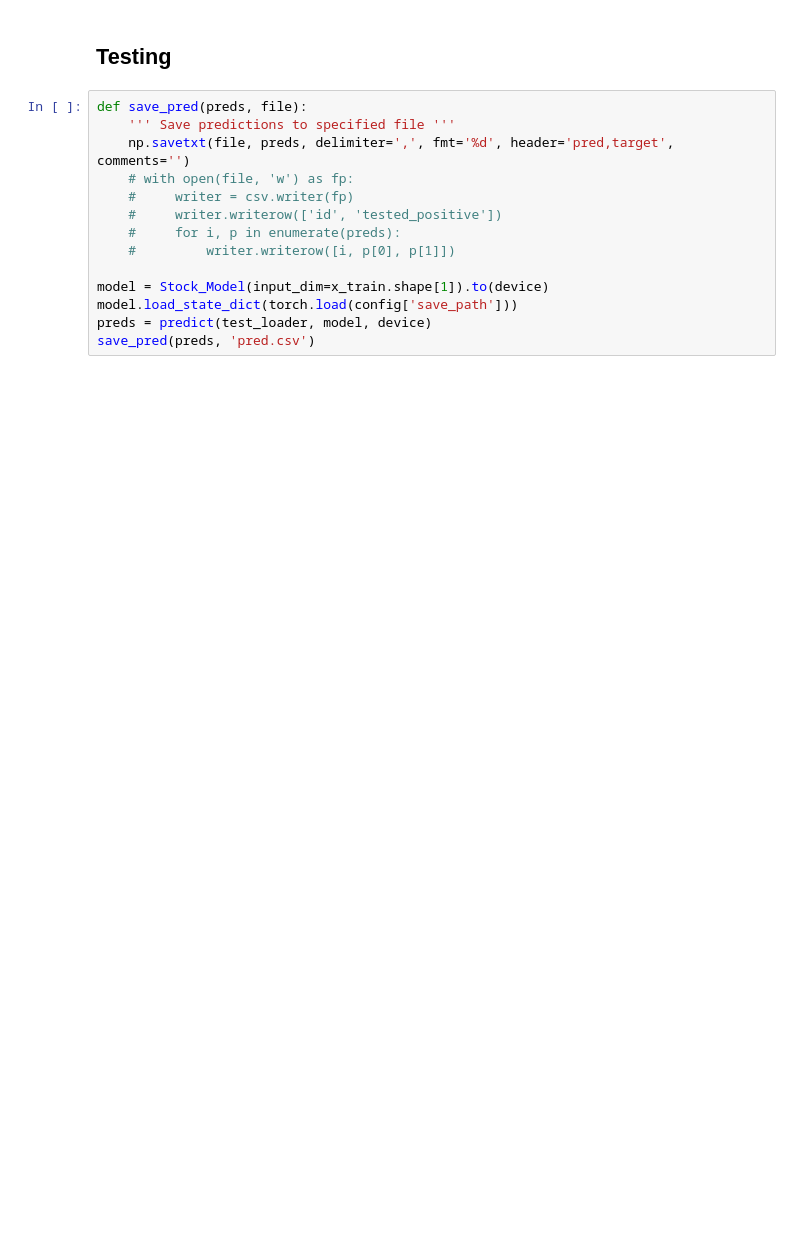
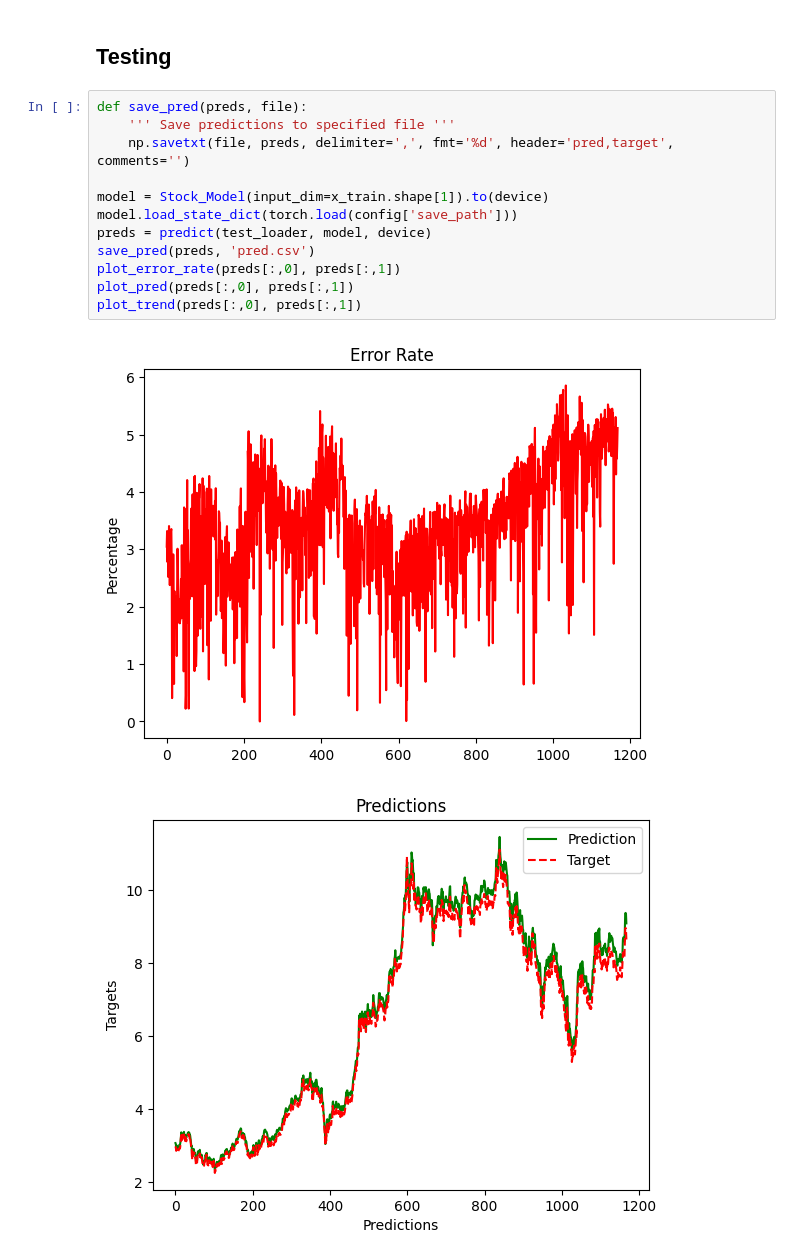
Before and after one commit to frank90086/ml-learning, a Jupyter notebook: stock-predict/main.ipynb, the cells around one changed output. Drawn from its saved outputs; the diff is of its cells as text; blank space fills up the shorter version.

```diff
--- a/stock-predict/main.ipynb
+++ b/stock-predict/main.ipynb
@@ -328,14 +362,15 @@ ERROR: Failed to launch TensorBoard (exited with -9).
 # %%
 def save_pred(preds, file):
     ''' Save predictions to specified file '''
     np.savetxt(file, preds, delimiter=',', fmt='%d', header='pred,target', comments='')
-    # with open(file, 'w') as fp:
-    #     writer = csv.writer(fp)
-    #     writer.writerow(['id', 'tested_positive'])
-    #     for i, p in enumerate(preds):
-    #         writer.writerow([i, p[0], p[1]])
 
 model = Stock_Model(input_dim=x_train.shape[1]).to(device)
 model.load_state_dict(torch.load(config['save_path']))
 preds = predict(test_loader, model, device)
 save_pred(preds, 'pred.csv')
+plot_error_rate(preds[:,0], preds[:,1])
+plot_pred(preds[:,0], preds[:,1])
+plot_trend(preds[:,0], preds[:,1])
+# %% [output]
+[figure, added]
+[figure, added]
```
Also changed, not shown: parts of 6 cells of this notebook, 2 other files.
